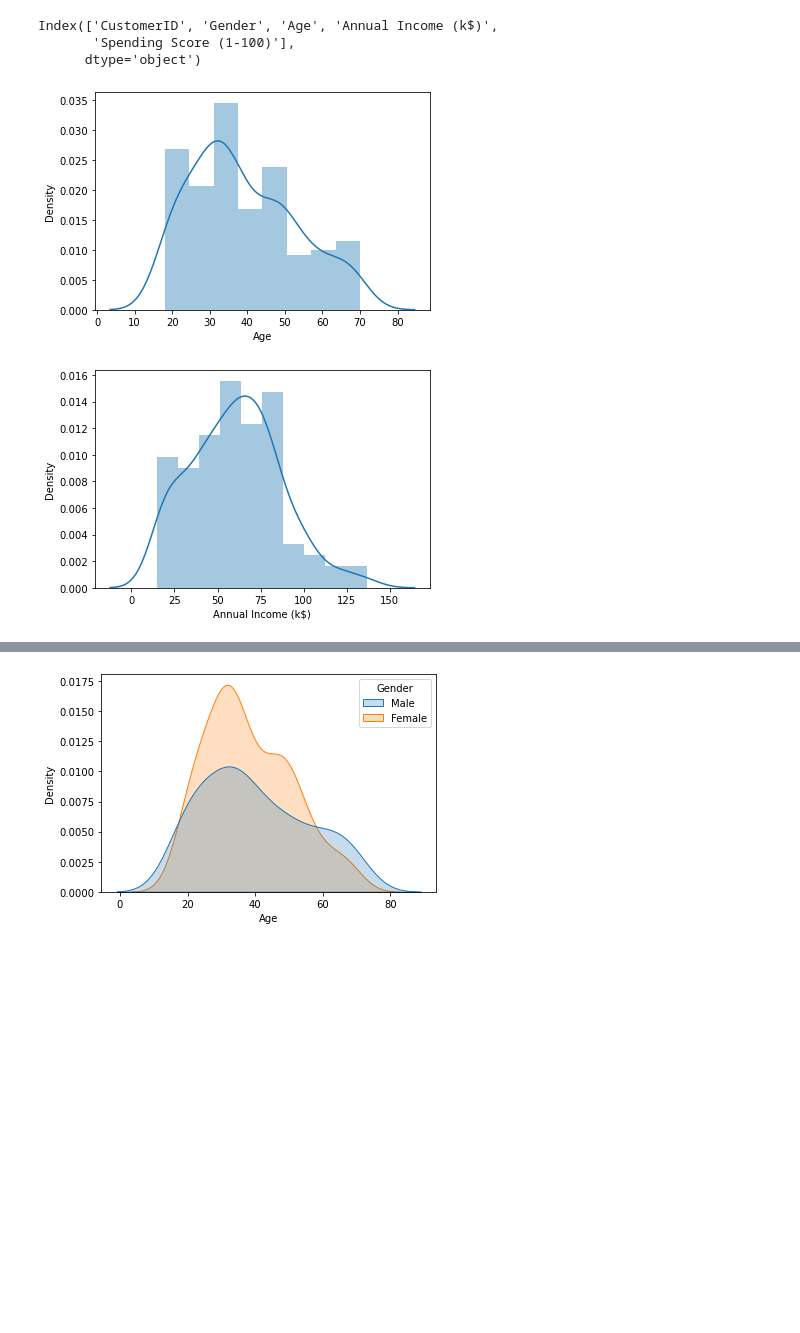
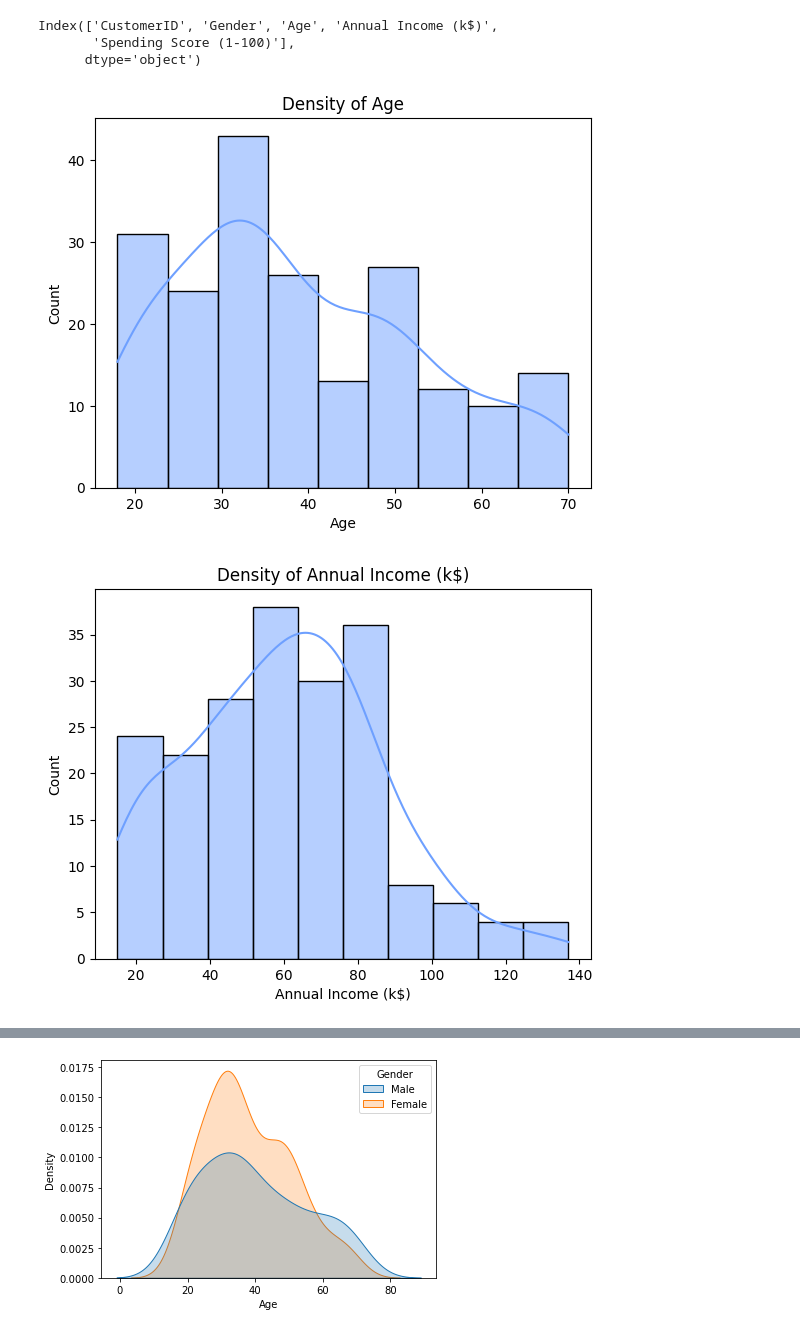
Before and after one commit to lreed2450/KMeans, a Jupyter notebook: Clustering with KMeans.ipynb, the cells around one changed output, grey strips where cells are left out. Drawn from its saved outputs; the diff is of its cells as text; code cells hidden in the pictures; blank space fills up the shorter version.

```diff
--- a/Clustering with KMeans.ipynb
+++ b/Clustering with KMeans.ipynb
@@ -13,5 +8,7 @@ os.getcwd()
 # %%
-df = pd.read_csv('Mall Customer Segmentation.csv')
+# read the data
+
+df = pd.read_csv('../../Mall Customer Segmentation.csv')
 # %%
 df.head()
 # %% [output]
@@ -46,10 +49,12 @@ Index(['CustomerID', 'Gender', 'Age', 'Annual Income (k$)',
        'Spending Score (1-100)'],
       dtype='object')
 # %%
+#we must exclude gender when creating this plot since gender is a object data type
+
 columns = ['Age', 'Annual Income (k$)', 'Spending Score (1-100)' ]
 for col in columns:
     plt.figure()
-    sns.distplot(df[col])
+    sns.histplot(df[col], kde=True, color='#6ea0ff').set(title=(f"Density of {col}"))
 # %% [output]
-[figure, old version]
+[figure, new version]
-[figure, old version]
+[figure, new version]
```
Also changed, not shown: parts of 8 cells of this notebook.
